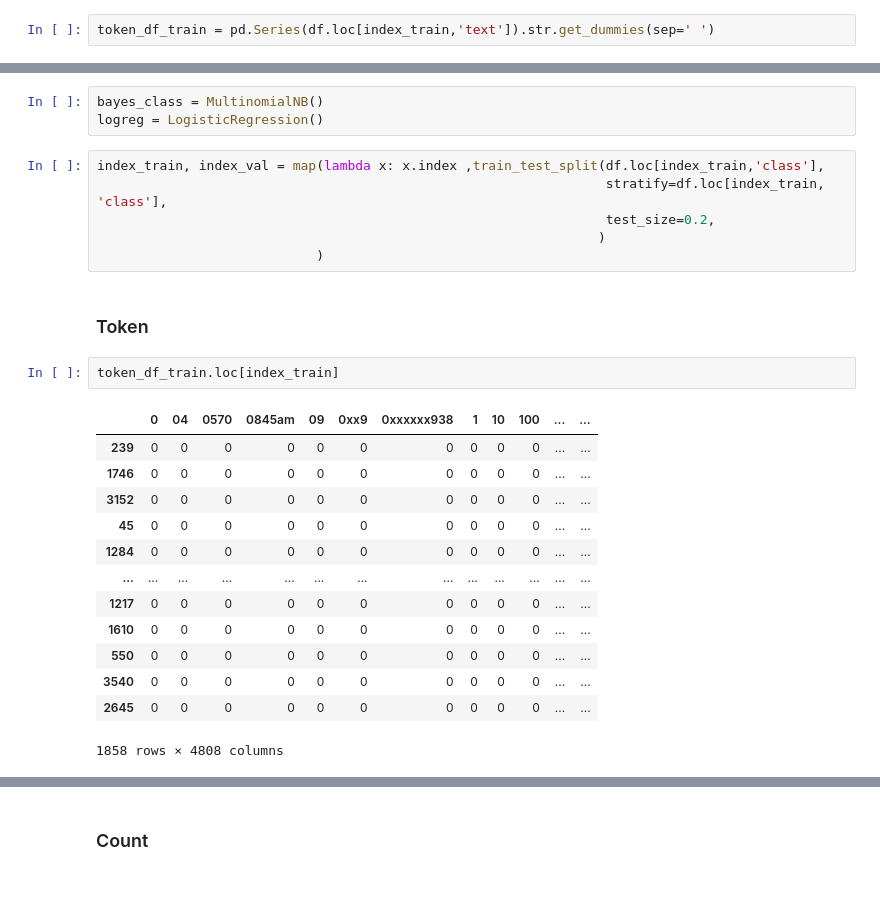
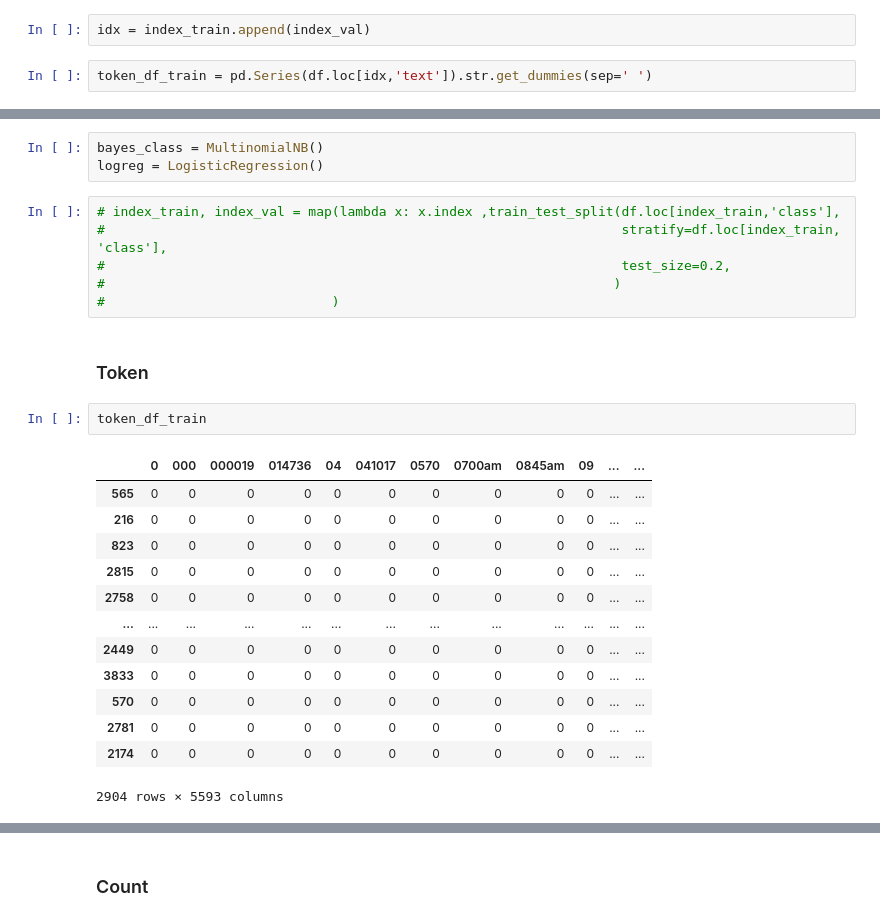
Before and after one commit to ropalev/tweets, a Jupyter notebook: tweets.ipynb, the cells around one changed output, grey strips where cells are left out. Drawn from its saved outputs; the diff is of its cells as text; blank space fills up the shorter version.

```diff
--- a/tweets.ipynb
+++ b/tweets.ipynb
@@ -74,5 +82,7 @@ index_train, index_val = map(lambda x: x.index ,train_test_split(df.loc[index_tr
+# %%
+idx = index_train.append(index_val)
 # %%
-token_df_train = pd.Series(df.loc[index_train,'text']).str.get_dummies(sep=' ')
+token_df_train = pd.Series(df.loc[idx,'text']).str.get_dummies(sep=' ')
 # %%
 token_df_train.head()
 # %% [output]
@@ -163,29 +173,29 @@ tfidf_df_test = pd.DataFrame(data = tfidf_vectorizer.transform(df.loc[index_test
 bayes_class = MultinomialNB()
 logreg = LogisticRegression()
 # %%
-index_train, index_val = map(lambda x: x.index ,train_test_split(df.loc[index_train,'class'],
-                                                                 stratify=df.loc[index_train, 'class'],
-                                                                 test_size=0.2,
-                                                                )
-                            )
+# index_train, index_val = map(lambda x: x.index ,train_test_split(df.loc[index_train,'class'],
+#                                                                  stratify=df.loc[index_train, 'class'],
+#                                                                  test_size=0.2,
+#                                                                 )
+#                             )
 # %% [markdown]
 ### Token
 # %%
-token_df_train.loc[index_train]
+token_df_train
 # %% [output]
-|  | 0 | 04 | 0570 | 0845am | 09 | 0xx9 | 0xxxxxx938 | 1 | 10 | 100 | ... | ... |
-| 239 | 0 | 0 | 0 | 0 | 0 | 0 | 0 | 0 | 0 | 0 | ... | ... |
-| 1746 | 0 | 0 | 0 | 0 | 0 | 0 | 0 | 0 | 0 | 0 | ... | ... |
-| 3152 | 0 | 0 | 0 | 0 | 0 | 0 | 0 | 0 | 0 | 0 | ... | ... |
-| 45 | 0 | 0 | 0 | 0 | 0 | 0 | 0 | 0 | 0 | 0 | ... | ... |
-| 1284 | 0 | 0 | 0 | 0 | 0 | 0 | 0 | 0 | 0 | 0 | ... | ... |
+|  | 0 | 000 | 000019 | 014736 | 04 | 041017 | 0570 | 0700am | 0845am | 09 | ... | ... |
+| 565 | 0 | 0 | 0 | 0 | 0 | 0 | 0 | 0 | 0 | 0 | ... | ... |
+| 216 | 0 | 0 | 0 | 0 | 0 | 0 | 0 | 0 | 0 | 0 | ... | ... |
+| 823 | 0 | 0 | 0 | 0 | 0 | 0 | 0 | 0 | 0 | 0 | ... | ... |
+| 2815 | 0 | 0 | 0 | 0 | 0 | 0 | 0 | 0 | 0 | 0 | ... | ... |
+| 2758 | 0 | 0 | 0 | 0 | 0 | 0 | 0 | 0 | 0 | 0 | ... | ... |
 | ... | ... | ... | ... | ... | ... | ... | ... | ... | ... | ... | ... | ... |
-| 1217 | 0 | 0 | 0 | 0 | 0 | 0 | 0 | 0 | 0 | 0 | ... | ... |
-| 1610 | 0 | 0 | 0 | 0 | 0 | 0 | 0 | 0 | 0 | 0 | ... | ... |
-| 550 | 0 | 0 | 0 | 0 | 0 | 0 | 0 | 0 | 0 | 0 | ... | ... |
-| 3540 | 0 | 0 | 0 | 0 | 0 | 0 | 0 | 0 | 0 | 0 | ... | ... |
-| 2645 | 0 | 0 | 0 | 0 | 0 | 0 | 0 | 0 | 0 | 0 | ... | ... |
+| 2449 | 0 | 0 | 0 | 0 | 0 | 0 | 0 | 0 | 0 | 0 | ... | ... |
+| 3833 | 0 | 0 | 0 | 0 | 0 | 0 | 0 | 0 | 0 | 0 | ... | ... |
+| 570 | 0 | 0 | 0 | 0 | 0 | 0 | 0 | 0 | 0 | 0 | ... | ... |
+| 2781 | 0 | 0 | 0 | 0 | 0 | 0 | 0 | 0 | 0 | 0 | ... | ... |
+| 2174 | 0 | 0 | 0 | 0 | 0 | 0 | 0 | 0 | 0 | 0 | ... | ... |
-1858 rows × 4808 columns
+2904 rows × 5593 columns
 # %%
 X_train, X_test, y_train, y_test = token_df_train.loc[index_train], token_df_train.loc[index_val], df.loc[index_train, 'class'], df.loc[index_val, 'class']
 bayes_class.fit(X_train, y_train)
```
Also changed, not shown: parts of 151 cells of this notebook, 1 other file.
